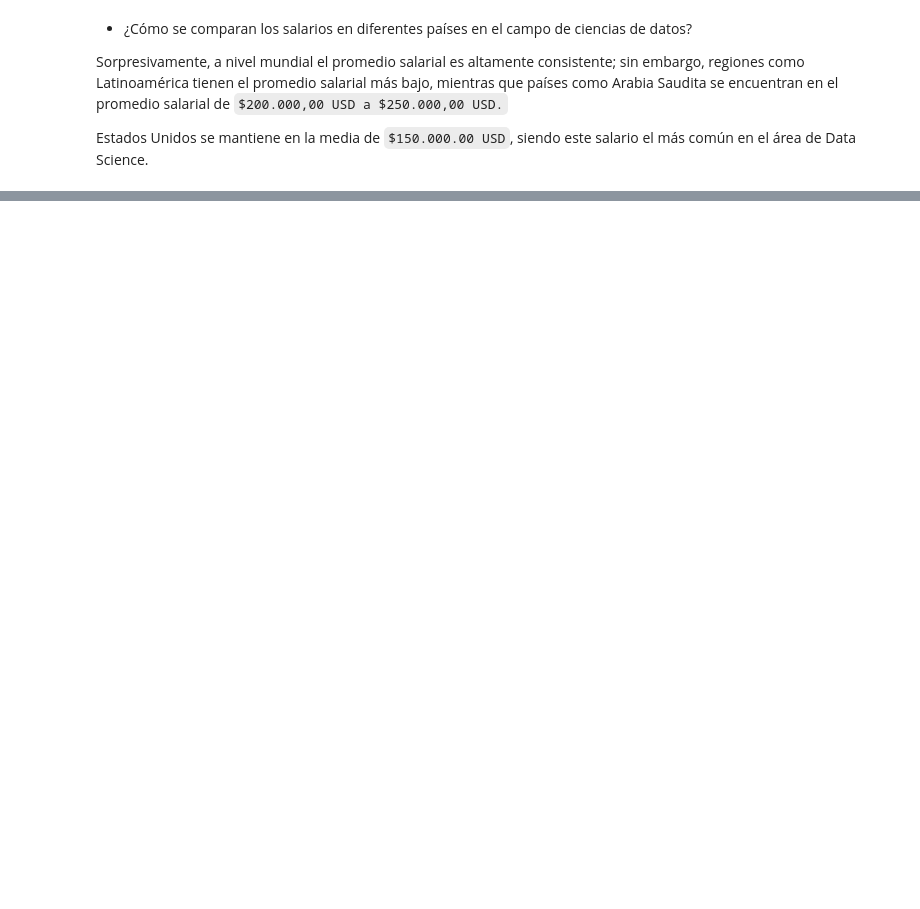
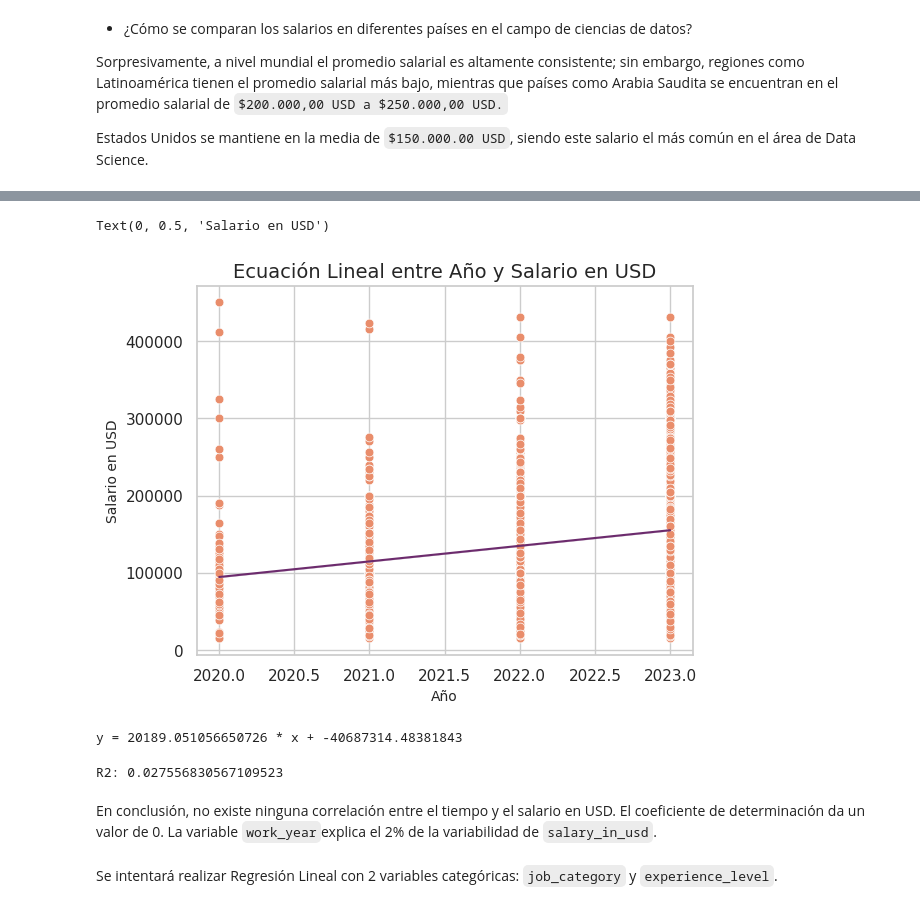
Before and after one commit to paulinavelasquezc/Data-Science-BEDU, a Jupyter notebook: Jobs_and_Salaries_in_Data_Science_BEDU.ipynb, the cells around one changed output, grey strips where cells are left out. Drawn from its saved outputs; the diff is of its cells as text; code cells hidden in the pictures; blank space fills up the shorter version.

```diff
--- a/Jobs_and_Salaries_in_Data_Science_BEDU.ipynb
+++ b/Jobs_and_Salaries_in_Data_Science_BEDU.ipynb
@@ -917,0 +1000,13 @@ Estados Unidos se mantiene en la media de `$150.000.00 USD`, siendo este salario
+# %%
+color = sns.color_palette("flare")[0]
+color_1 = sns.color_palette("flare")[5]
+
+sns.scatterplot(x=df['work_year'], y=df['salary_in_usd'], s=40, color=color);
+sns.lineplot(x=df['work_year'], y=y_predict, color=color_1);
+
+plt.title('Ecuación Lineal entre Año y Salario en USD', fontsize=14)
+plt.xlabel('Año', fontsize=10)
+plt.ylabel('Salario en USD', fontsize=10)
+# %% [output]
+Text(0, 0.5, 'Salario en USD')
+[figure, added]
@@ -917,0 +1016,14 @@ Estados Unidos se mantiene en la media de `$150.000.00 USD`, siendo este salario
+# %%
+print(f'y = {coefficient} * x + {intercept}')
+# %% [output]
+y = 20189.051056650726 * x + -40687314.48381843
+# %%
+work_year = df['work_year']
+salary_usd = df['salary_in_usd']
+print(f'R2: {np.power(work_year.corr(salary_usd), 2)}')
+# %% [output]
+R2: 0.027556830567109523
+# %% [markdown]
+En conclusión, no existe ninguna correlación entre el tiempo y el salario en USD. El coeficiente de determinación da un valor de 0. La variable `work_year`explica el 2% de la variabilidad de `salary_in_usd`.
+# %% [markdown]
+Se intentará realizar Regresión Lineal con 2 variables categóricas: `job_category` y `experience_level`.
```
Also changed, not shown: parts of 22 cells of this notebook.
